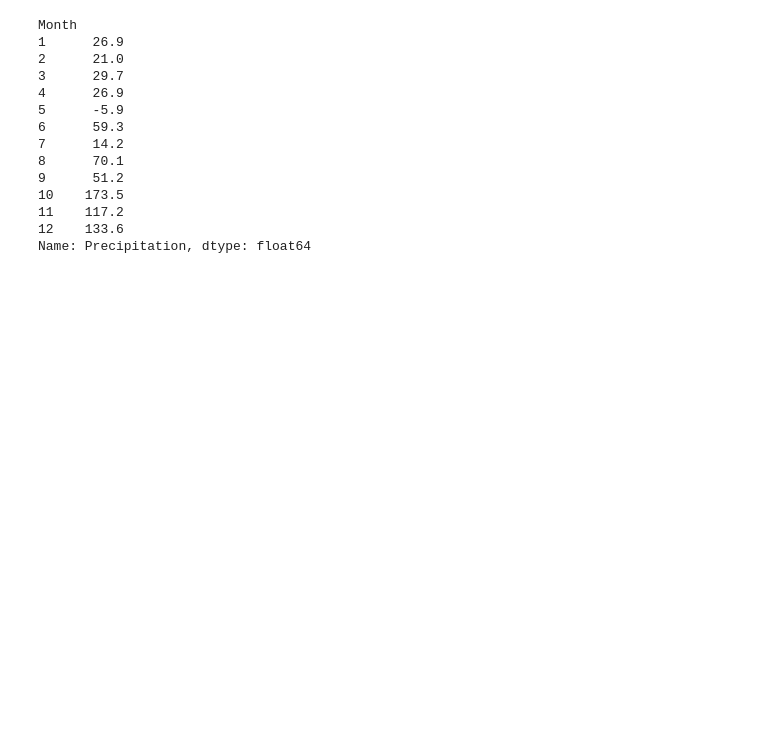
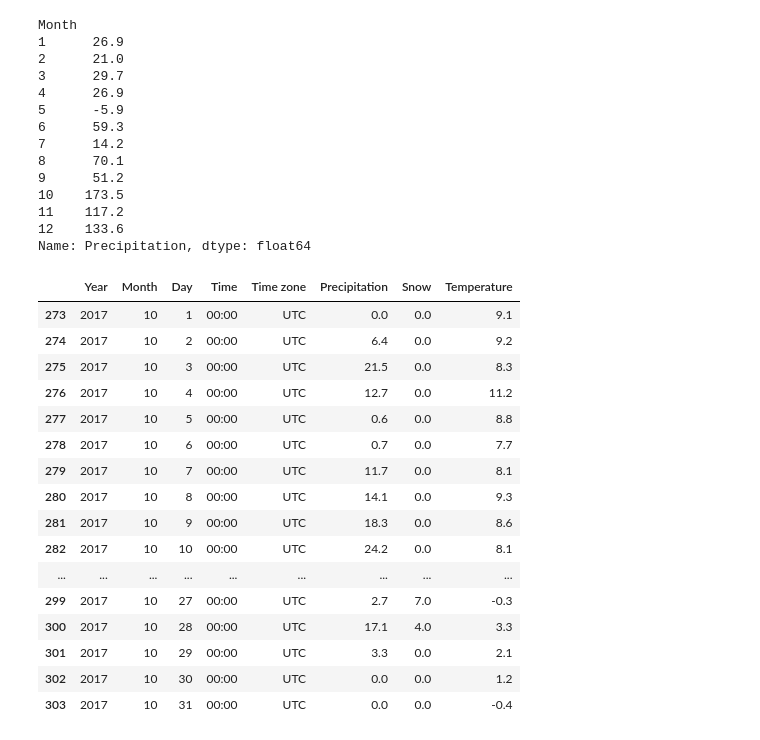
Before and after one commit to tauimonen/Data-science, a Jupyter notebook: advanced_numpy.ipynb, the cells around one changed output. Saved outputs shown, nothing was run; the diff lists cells and outputs as text; code cells hidden in the pictures; blank space fills up the shorter version.

```diff
--- a/advanced_numpy.ipynb
+++ b/advanced_numpy.ipynb
@@ -1924,3 +1924,26 @@ Month
 11    117.2
 12    133.6
 Name: Precipitation, dtype: float64
+# %%
+def myfilter(df):
+    return df["Precipitation"].sum() >= 150
+
+wh4.groupby("Month").filter(myfilter)
+# %% [output]
+|  | Year | Month | Day | Time | Time zone | Precipitation | Snow | Temperature |
+| 273 | 2017 | 10 | 1 | 00:00 | UTC | 0.0 | 0.0 | 9.1 |
+| 274 | 2017 | 10 | 2 | 00:00 | UTC | 6.4 | 0.0 | 9.2 |
+| 275 | 2017 | 10 | 3 | 00:00 | UTC | 21.5 | 0.0 | 8.3 |
+| 276 | 2017 | 10 | 4 | 00:00 | UTC | 12.7 | 0.0 | 11.2 |
+| 277 | 2017 | 10 | 5 | 00:00 | UTC | 0.6 | 0.0 | 8.8 |
+| 278 | 2017 | 10 | 6 | 00:00 | UTC | 0.7 | 0.0 | 7.7 |
+| 279 | 2017 | 10 | 7 | 00:00 | UTC | 11.7 | 0.0 | 8.1 |
+| 280 | 2017 | 10 | 8 | 00:00 | UTC | 14.1 | 0.0 | 9.3 |
+| 281 | 2017 | 10 | 9 | 00:00 | UTC | 18.3 | 0.0 | 8.6 |
+| 282 | 2017 | 10 | 10 | 00:00 | UTC | 24.2 | 0.0 | 8.1 |
+| ... | ... | ... | ... | ... | ... | ... | ... | ... |
+| 299 | 2017 | 10 | 27 | 00:00 | UTC | 2.7 | 7.0 | -0.3 |
+| 300 | 2017 | 10 | 28 | 00:00 | UTC | 17.1 | 4.0 | 3.3 |
+| 301 | 2017 | 10 | 29 | 00:00 | UTC | 3.3 | 0.0 | 2.1 |
+| 302 | 2017 | 10 | 30 | 00:00 | UTC | 0.0 | 0.0 | 1.2 |
+| 303 | 2017 | 10 | 31 | 00:00 | UTC | 0.0 | 0.0 | -0.4 |
```
Also changed, not shown: parts of 22 cells of this notebook.
